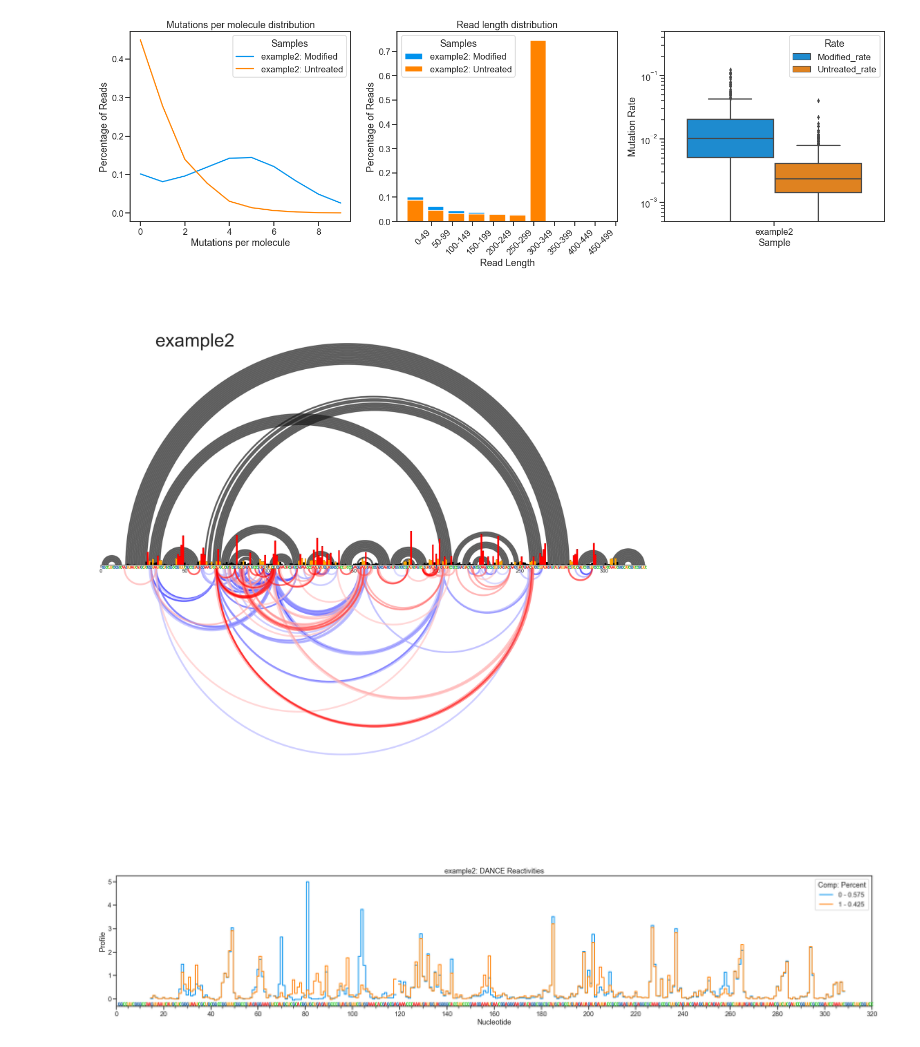
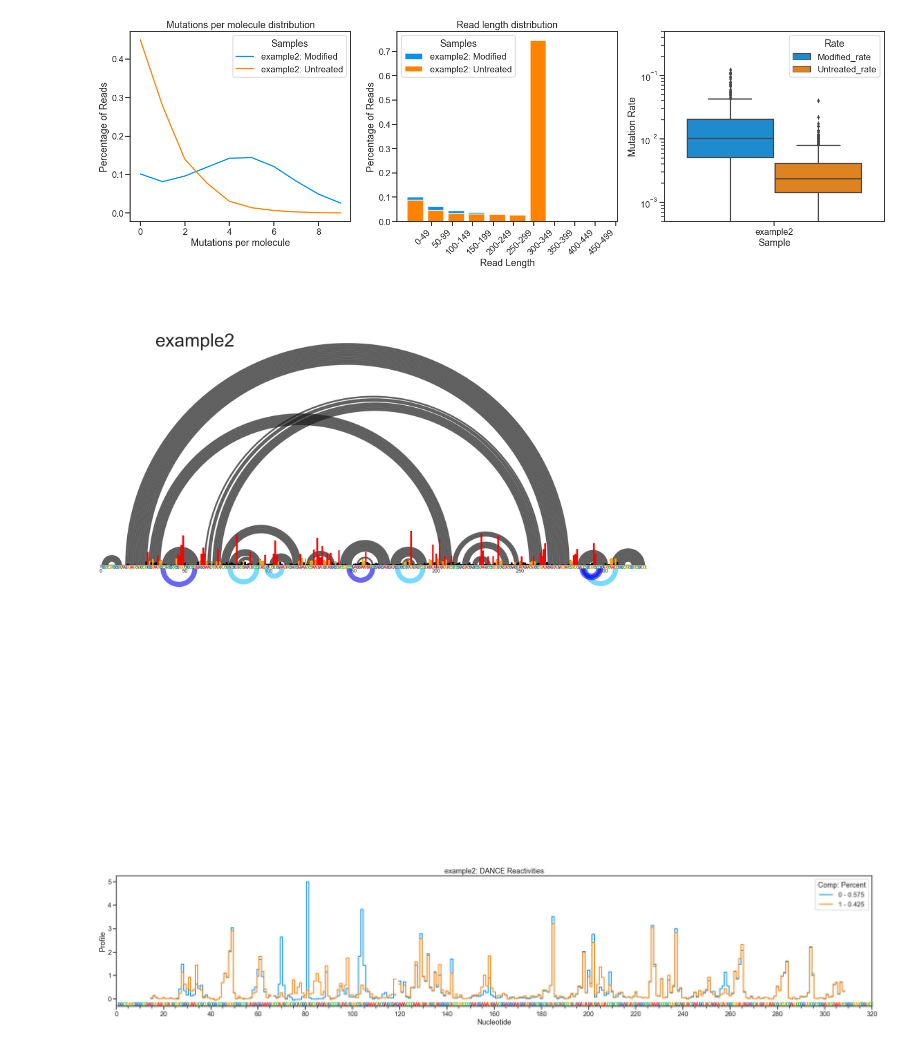
Before and after one commit to Weeks-UNC/RNAvigate, a Jupyter notebook: JNB-example/plotmapper-example.ipynb, the cells around one changed output. Cells and saved outputs as stored; diff of their text form; code cells hidden in the pictures.

Commit message:
all figures basic functionality working.

```diff
--- a/JNB-example/plotmapper-example.ipynb
+++ b/JNB-example/plotmapper-example.ipynb
@@ -71,9 +70,9 @@ example.make_qc()
 # %% [output]
 [figure]
 # %%
-example.make_ap(top="ct", bottom="rings")
+example.make_ap(top="ct", bottom="pairs")
 # %% [output]
-[figure, old version]
+[figure, new version]
 # %%
 example.make_skyline(dance=True)
 example.make_skyline()
```
Also changed, not shown: parts of 4 cells of this notebook, 8 other files.
